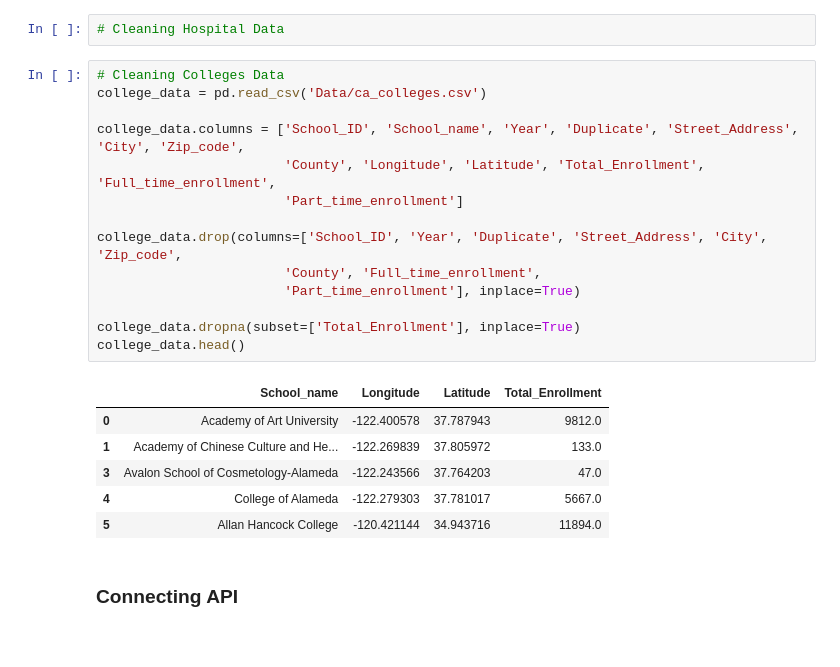
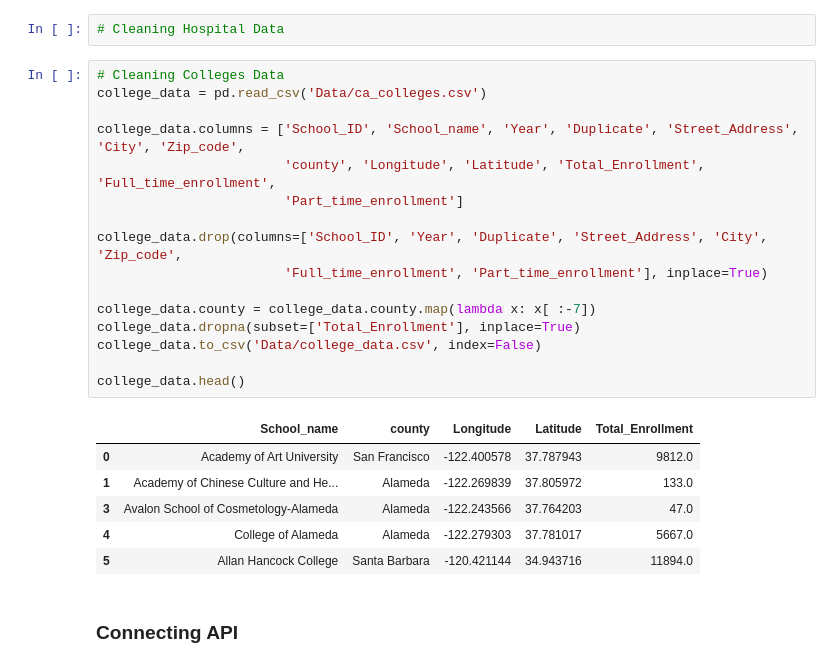
Before and after one commit to danijmartin/Covid-19-California, a Jupyter notebook: covid19_ca_main.ipynb, the cells around one changed output. Cells and saved outputs as stored; diff of their text form.

Commit message:
added question 2 code from College_towns branch

```diff
--- a/covid19_ca_main.ipynb
+++ b/covid19_ca_main.ipynb
@@ -93,24 +99,26 @@ vaccine_df
 # %%
 # Cleaning Colleges Data
 college_data = pd.read_csv('Data/ca_colleges.csv')
 
 college_data.columns = ['School_ID', 'School_name', 'Year', 'Duplicate', 'Street_Address', 'City', 'Zip_code',
-                        'County', 'Longitude', 'Latitude', 'Total_Enrollment', 'Full_time_enrollment',
+                        'county', 'Longitude', 'Latitude', 'Total_Enrollment', 'Full_time_enrollment',
                         'Part_time_enrollment']
 
 college_data.drop(columns=['School_ID', 'Year', 'Duplicate', 'Street_Address', 'City', 'Zip_code',
-                        'County', 'Full_time_enrollment',
-                        'Part_time_enrollment'], inplace=True)
+                        'Full_time_enrollment', 'Part_time_enrollment'], inplace=True)
 
+college_data.county = college_data.county.map(lambda x: x[ :-7])
 college_data.dropna(subset=['Total_Enrollment'], inplace=True)
+college_data.to_csv('Data/college_data.csv', index=False)
+
 college_data.head()
 # %% [output]
-|  | School_name | Longitude | Latitude | Total_Enrollment |
-| 0 | Academy of Art University | -122.400578 | 37.787943 | 9812.0 |
-| 1 | Academy of Chinese Culture and He... | -122.269839 | 37.805972 | 133.0 |
-| 3 | Avalon School of Cosmetology-Alameda | -122.243566 | 37.764203 | 47.0 |
-| 4 | College of Alameda | -122.279303 | 37.781017 | 5667.0 |
-| 5 | Allan Hancock College | -120.421144 | 34.943716 | 11894.0 |
+|  | School_name | county | Longitude | Latitude | Total_Enrollment |
+| 0 | Academy of Art University | San Francisco | -122.400578 | 37.787943 | 9812.0 |
+| 1 | Academy of Chinese Culture and He... | Alameda | -122.269839 | 37.805972 | 133.0 |
+| 3 | Avalon School of Cosmetology-Alameda | Alameda | -122.243566 | 37.764203 | 47.0 |
+| 4 | College of Alameda | Alameda | -122.279303 | 37.781017 | 5667.0 |
+| 5 | Allan Hancock College | Santa Barbara | -120.421144 | 34.943716 | 11894.0 |
 # %% [markdown]
 ### Connecting API
 # %%
```
Also changed, not shown: parts of 17 cells of this notebook.
